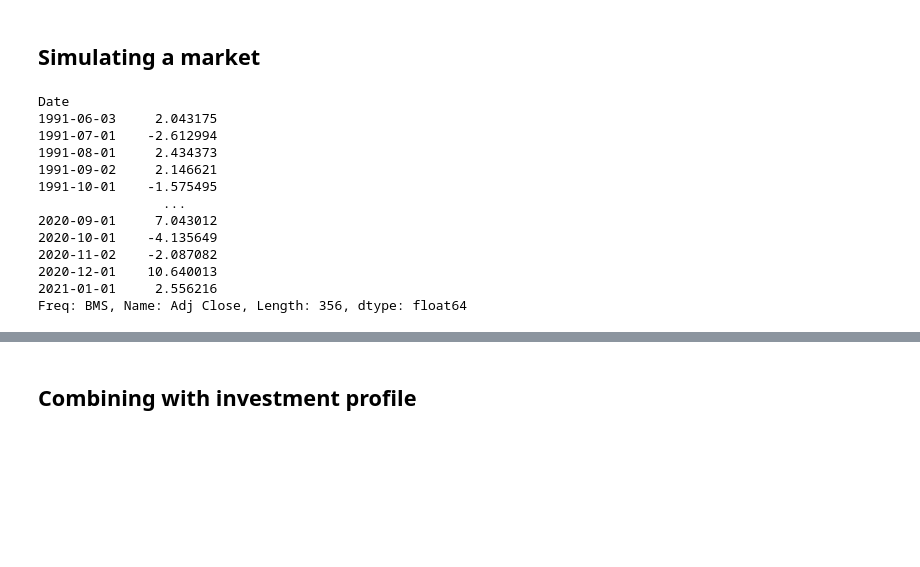
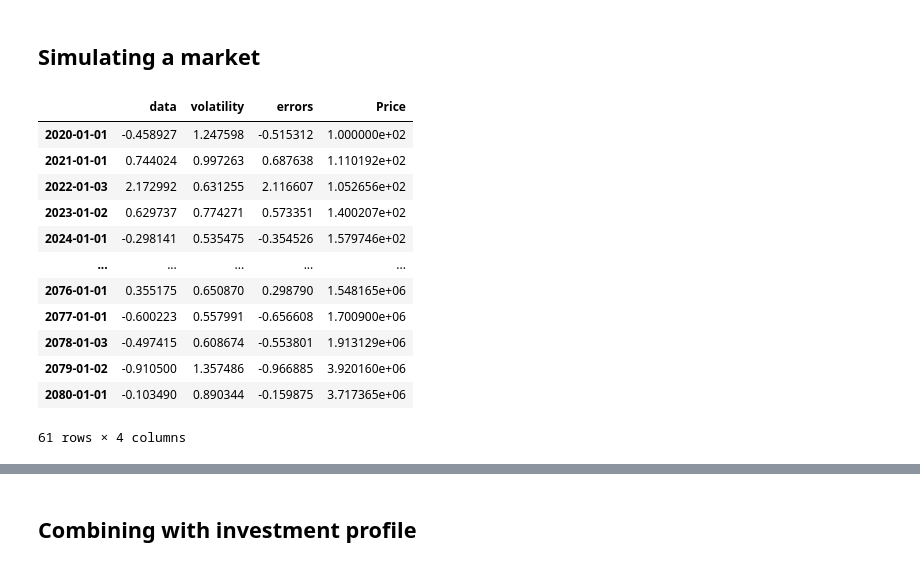
Before and after one commit to neriksen/applied_finance, a Jupyter notebook: portfolio_return.ipynb, the cells around one changed output, grey strips where cells are left out. Saved outputs shown, nothing was run; the diff lists cells and outputs as text; code cells hidden in the pictures; blank space fills up the shorter version.

```diff
--- a/portfolio_return.ipynb
+++ b/portfolio_return.ipynb
@@ -19,22 +19,22 @@ market = Market
 
 # Annualizing returns
 #market.index = market.index.year
-# %%
-Market.pct_monthly
-# %% [output]
-Date
-1991-06-03     2.043175
-1991-07-01    -2.612994
-1991-08-01     2.434373
-1991-09-02     2.146621
-1991-10-01    -1.575495
-                ...
-2020-09-01     7.043012
-2020-10-01    -4.135649
-2020-11-02    -2.087082
-2020-12-01    10.640013
-2021-01-01     2.556216
-Freq: BMS, Name: Adj Close, Length: 356, dtype: float64
+# %%
+market
+# %% [output]
+|  | data | volatility | errors | Price |
+| 2020-01-01 | -0.458927 | 1.247598 | -0.515312 | 1.000000e+02 |
+| 2021-01-01 | 0.744024 | 0.997263 | 0.687638 | 1.110192e+02 |
+| 2022-01-03 | 2.172992 | 0.631255 | 2.116607 | 1.052656e+02 |
+| 2023-01-02 | 0.629737 | 0.774271 | 0.573351 | 1.400207e+02 |
+| 2024-01-01 | -0.298141 | 0.535475 | -0.354526 | 1.579746e+02 |
+| ... | ... | ... | ... | ... |
+| 2076-01-01 | 0.355175 | 0.650870 | 0.298790 | 1.548165e+06 |
+| 2077-01-01 | -0.600223 | 0.557991 | -0.656608 | 1.700900e+06 |
+| 2078-01-03 | -0.497415 | 0.608674 | -0.553801 | 1.913129e+06 |
+| 2079-01-02 | -0.910500 | 1.357486 | -0.966885 | 3.920160e+06 |
+| 2080-01-01 | -0.103490 | 0.890344 | -0.159875 | 3.717365e+06 |
+61 rows × 4 columns
 # %%
 plt.plot(market['Price'])
 # %% [output]
```
Also changed, not shown: parts of 15 cells of this notebook.
